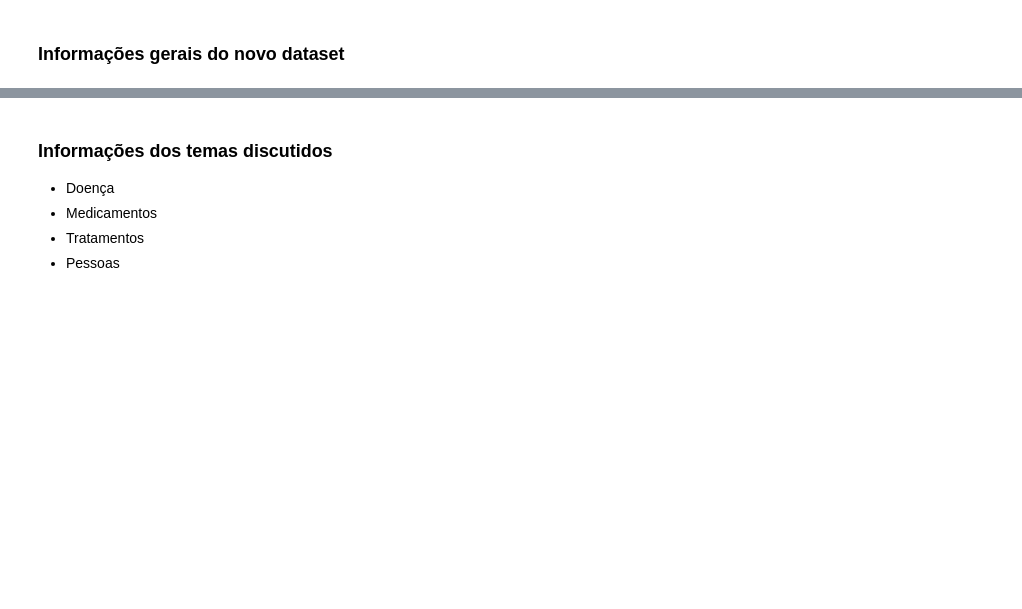
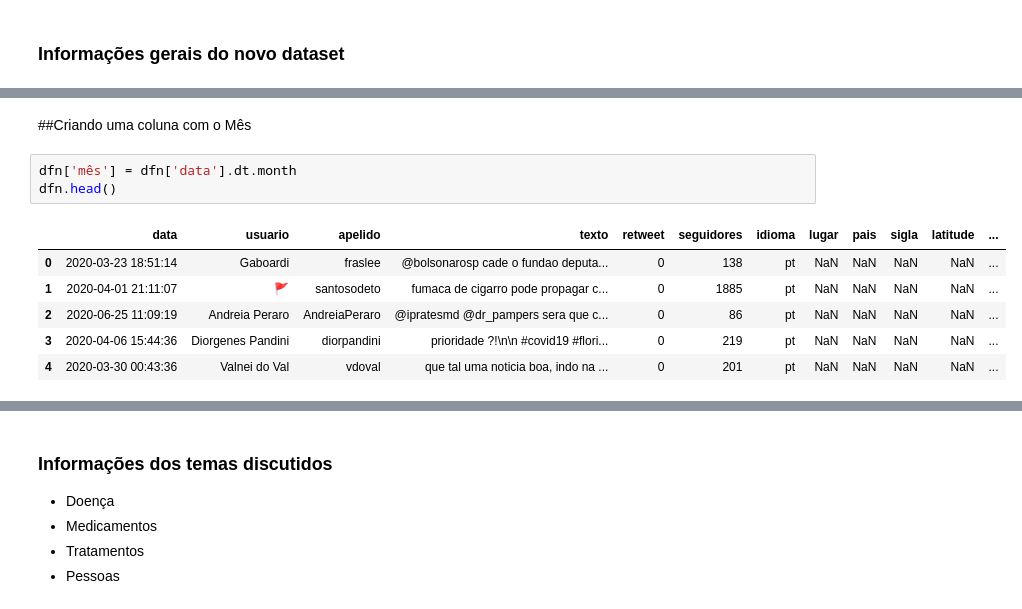
Before and after one commit to Mirnada/Covid_19, a Jupyter notebook: Covid_19.ipynb, the cells around one changed output, grey strips where cells are left out. Saved outputs shown, nothing was run; the diff lists cells and outputs as text; blank space fills up the shorter version.

```diff
--- a/Covid_19.ipynb
+++ b/Covid_19.ipynb
@@ -189,0 +269,12 @@ memory usage: 17.1+ MB
+# %% [markdown]
+##Criando uma coluna com o Mês
+# %%
+dfn['mês'] = dfn['data'].dt.month
+dfn.head()
+# %% [output]
+|  | data | usuario | apelido | texto | retweet | seguidores | idioma | lugar | pais | sigla | latitude | ... |
+| 0 | 2020-03-23 18:51:14 | Gaboardi | fraslee | @bolsonarosp cade o fundao deputa... | 0 | 138 | pt | NaN | NaN | NaN | NaN | ... |
+| 1 | 2020-04-01 21:11:07 | 🚩 | santosodeto | fumaca de cigarro pode propagar c... | 0 | 1885 | pt | NaN | NaN | NaN | NaN | ... |
+| 2 | 2020-06-25 11:09:19 | Andreia Peraro | AndreiaPeraro | @ipratesmd @dr_pampers sera que c... | 0 | 86 | pt | NaN | NaN | NaN | NaN | ... |
+| 3 | 2020-04-06 15:44:36 | Diorgenes Pandini | diorpandini | prioridade ?!\n\n #covid19 #flori... | 0 | 219 | pt | NaN | NaN | NaN | NaN | ... |
+| 4 | 2020-03-30 00:43:36 | Valnei do Val | vdoval | que tal uma noticia boa, indo na ... | 0 | 201 | pt | NaN | NaN | NaN | NaN | ... |
```
Also changed, not shown: parts of 17 cells of this notebook.
